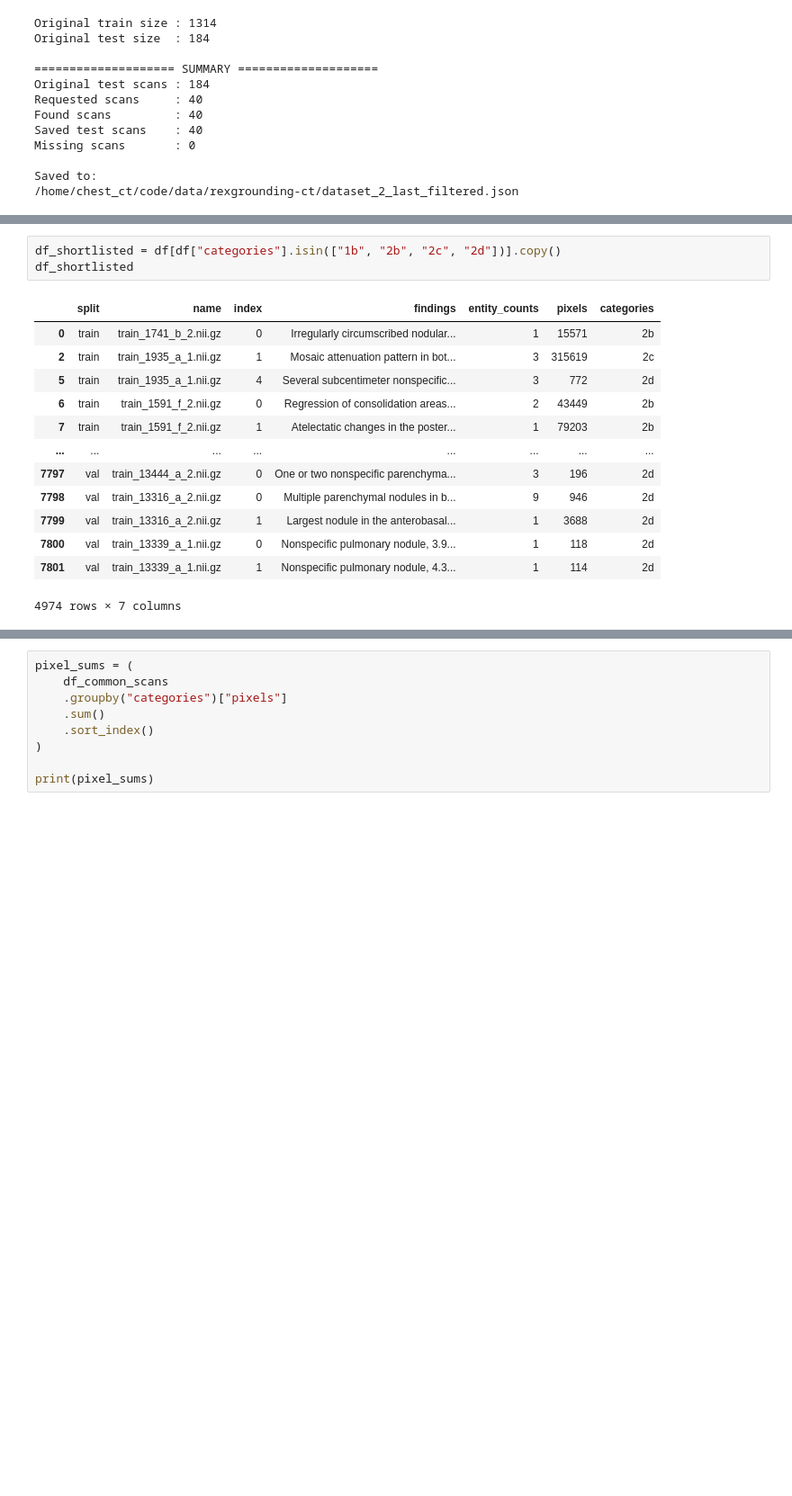
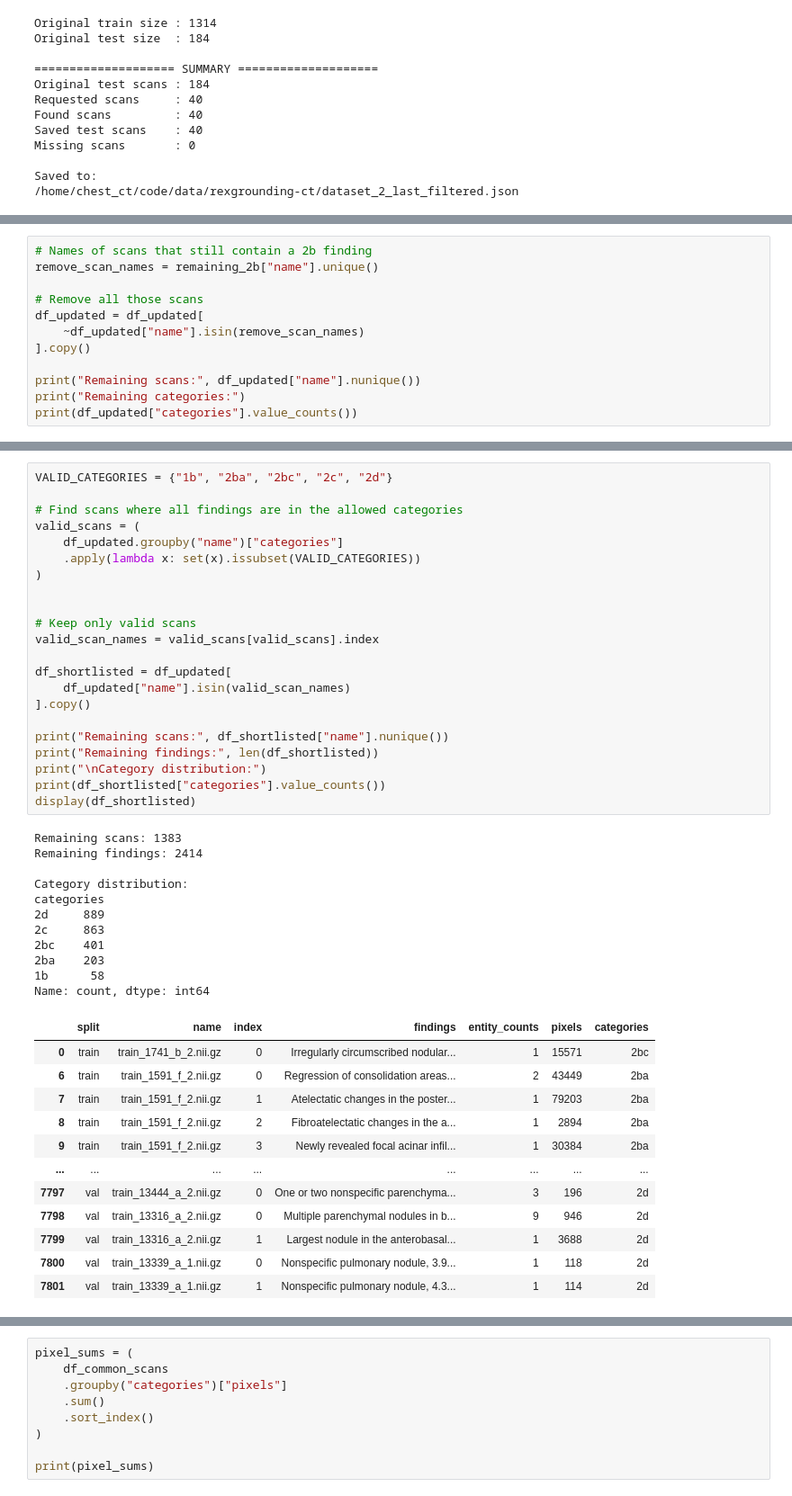
Before and after one commit to ckekula/fyp-3d-ct, a Jupyter notebook: eda/json.ipynb, the cells around one changed output, grey strips where cells are left out. Shown at 90% size. Saved outputs shown, nothing was run; the diff lists cells and outputs as text; blank space fills up the shorter version.

```diff
--- a/eda/json.ipynb
+++ b/eda/json.ipynb
@@ -1974,0 +2021,12 @@ Neither: 242
+# %%
+# Names of scans that still contain a 2b finding
+remove_scan_names = remaining_2b["name"].unique()
+
+# Remove all those scans
+df_updated = df_updated[
+    ~df_updated["name"].isin(remove_scan_names)
+].copy()
+
+print("Remaining scans:", df_updated["name"].nunique())
+print("Remaining categories:")
+print(df_updated["categories"].value_counts())
@@ -1975,17 +2055,46 @@ Neither: 242
 # %%
-df_shortlisted = df[df["categories"].isin(["1b", "2b", "2c", "2d"])].copy()
-df_shortlisted
+VALID_CATEGORIES = {"1b", "2ba", "2bc", "2c", "2d"}
+
+# Find scans where all findings are in the allowed categories
+valid_scans = (
+    df_updated.groupby("name")["categories"]
+    .apply(lambda x: set(x).issubset(VALID_CATEGORIES))
+)
+
+
+# Keep only valid scans
+valid_scan_names = valid_scans[valid_scans].index
+
+df_shortlisted = df_updated[
+    df_updated["name"].isin(valid_scan_names)
+].copy()
+
+print("Remaining scans:", df_shortlisted["name"].nunique())
+print("Remaining findings:", len(df_shortlisted))
+print("\nCategory distribution:")
+print(df_shortlisted["categories"].value_counts())
+display(df_shortlisted)
 # %% [output]
+Remaining scans: 1383
+Remaining findings: 2414
+
+Category distribution:
+categories
+2d     889
+2c     863
+2bc    401
+2ba    203
+1b      58
+Name: count, dtype: int64
 |  | split | name | index | findings | entity_counts | pixels | categories |
-| 0 | train | train_1741_b_2.nii.gz | 0 | Irregularly circumscribed nodular... | 1 | 15571 | 2b |
-| 2 | train | train_1935_a_1.nii.gz | 1 | Mosaic attenuation pattern in bot... | 3 | 315619 | 2c |
-| 5 | train | train_1935_a_1.nii.gz | 4 | Several subcentimeter nonspecific... | 3 | 772 | 2d |
-| 6 | train | train_1591_f_2.nii.gz | 0 | Regression of consolidation areas... | 2 | 43449 | 2b |
-| 7 | train | train_1591_f_2.nii.gz | 1 | Atelectatic changes in the poster... | 1 | 79203 | 2b |
+| 0 | train | train_1741_b_2.nii.gz | 0 | Irregularly circumscribed nodular... | 1 | 15571 | 2bc |
+| 6 | train | train_1591_f_2.nii.gz | 0 | Regression of consolidation areas... | 2 | 43449 | 2ba |
+| 7 | train | train_1591_f_2.nii.gz | 1 | Atelectatic changes in the poster... | 1 | 79203 | 2ba |
+| 8 | train | train_1591_f_2.nii.gz | 2 | Fibroatelectatic changes in the a... | 1 | 2894 | 2ba |
+| 9 | train | train_1591_f_2.nii.gz | 3 | Newly revealed focal acinar infil... | 1 | 30384 | 2ba |
 | ... | ... | ... | ... | ... | ... | ... | ... |
 | 7797 | val | train_13444_a_2.nii.gz | 0 | One or two nonspecific parenchyma... | 3 | 196 | 2d |
 | 7798 | val | train_13316_a_2.nii.gz | 0 | Multiple parenchymal nodules in b... | 9 | 946 | 2d |
 | 7799 | val | train_13316_a_2.nii.gz | 1 | Largest nodule in the anterobasal... | 1 | 3688 | 2d |
 | 7800 | val | train_13339_a_1.nii.gz | 0 | Nonspecific pulmonary nodule, 3.9... | 1 | 118 | 2d |
 | 7801 | val | train_13339_a_1.nii.gz | 1 | Nonspecific pulmonary nodule, 4.3... | 1 | 114 | 2d |
-4974 rows × 7 columns
```
Also changed, not shown: parts of 23 cells of this notebook.
